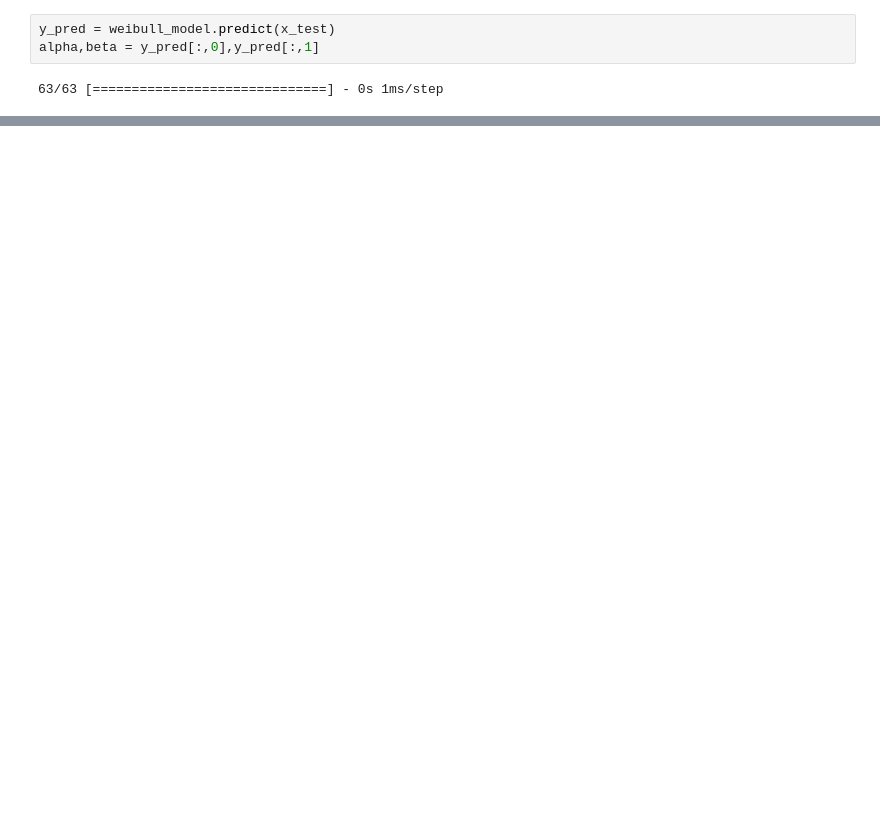
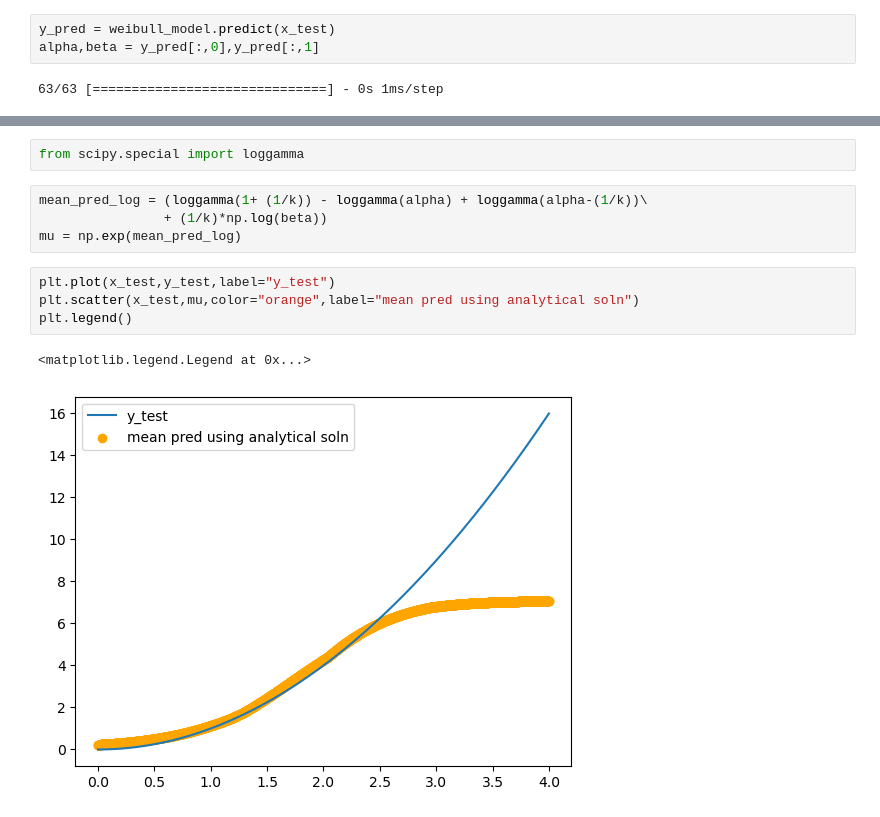
Before and after one commit to ashish1610dhiman/deep_learning_for_credit_risk, a Jupyter notebook: notebooks/c0.benchmark_model_simulated_data.ipynb, the cells around one changed output, grey strips where cells are left out. Cells and saved outputs as stored; diff of their text form; blank space fills up the shorter version.

Commit message:
result with analytical mean

```diff
--- a/notebooks/c0.benchmark_model_simulated_data.ipynb
+++ b/notebooks/c0.benchmark_model_simulated_data.ipynb
@@ -353,0 +318,13 @@ check(y_train[0],4,0.2)
+# %%
+from scipy.special import loggamma
+# %%
+mean_pred_log = (loggamma(1+ (1/k)) - loggamma(alpha) + loggamma(alpha-(1/k))\
+                + (1/k)*np.log(beta))
+mu = np.exp(mean_pred_log)
+# %%
+plt.plot(x_test,y_test,label="y_test")
+plt.scatter(x_test,mu,color="orange",label="mean pred using analytical soln")
+plt.legend()
+# %% [output]
+<matplotlib.legend.Legend at 0x...>
+[figure, added]
```
Also changed, not shown: parts of 23 cells of this notebook, 1 other file.
